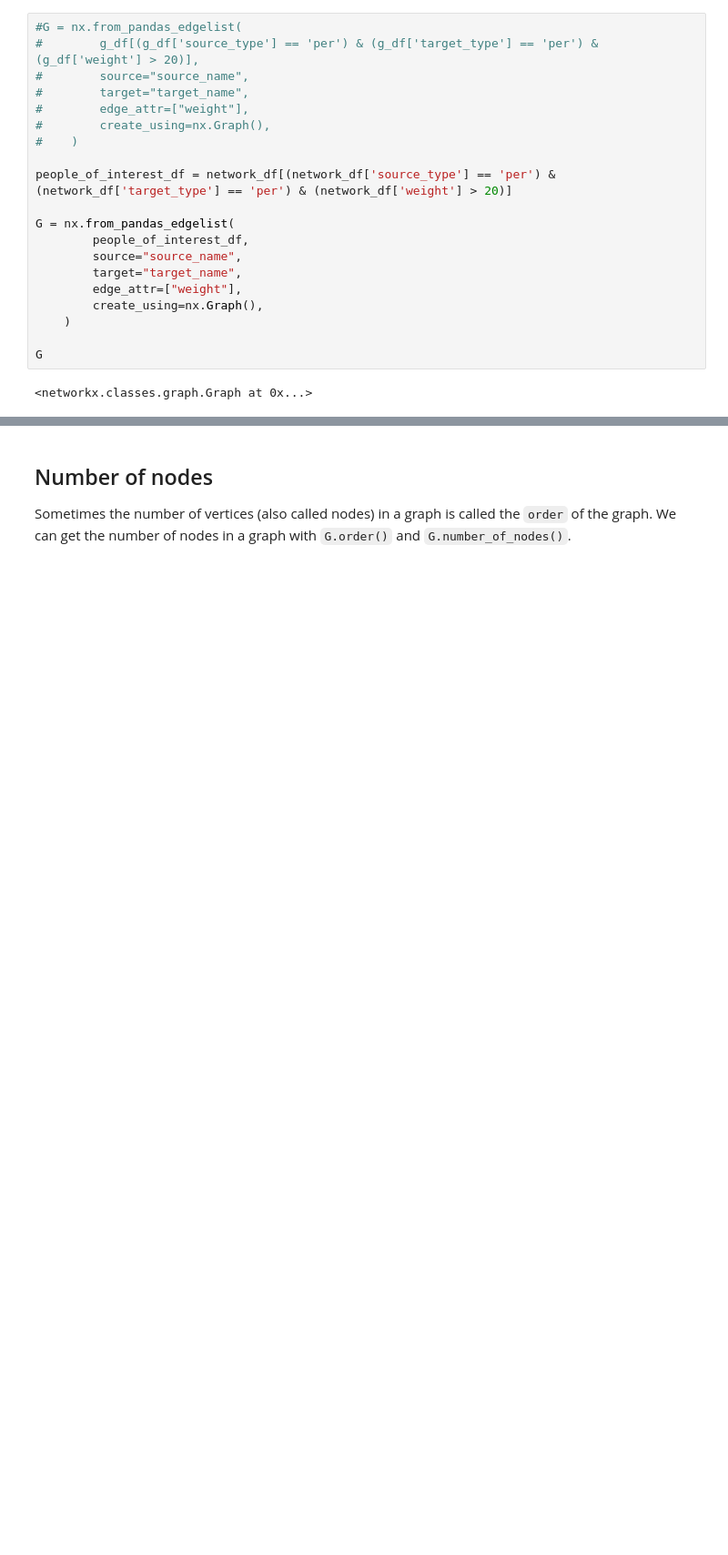
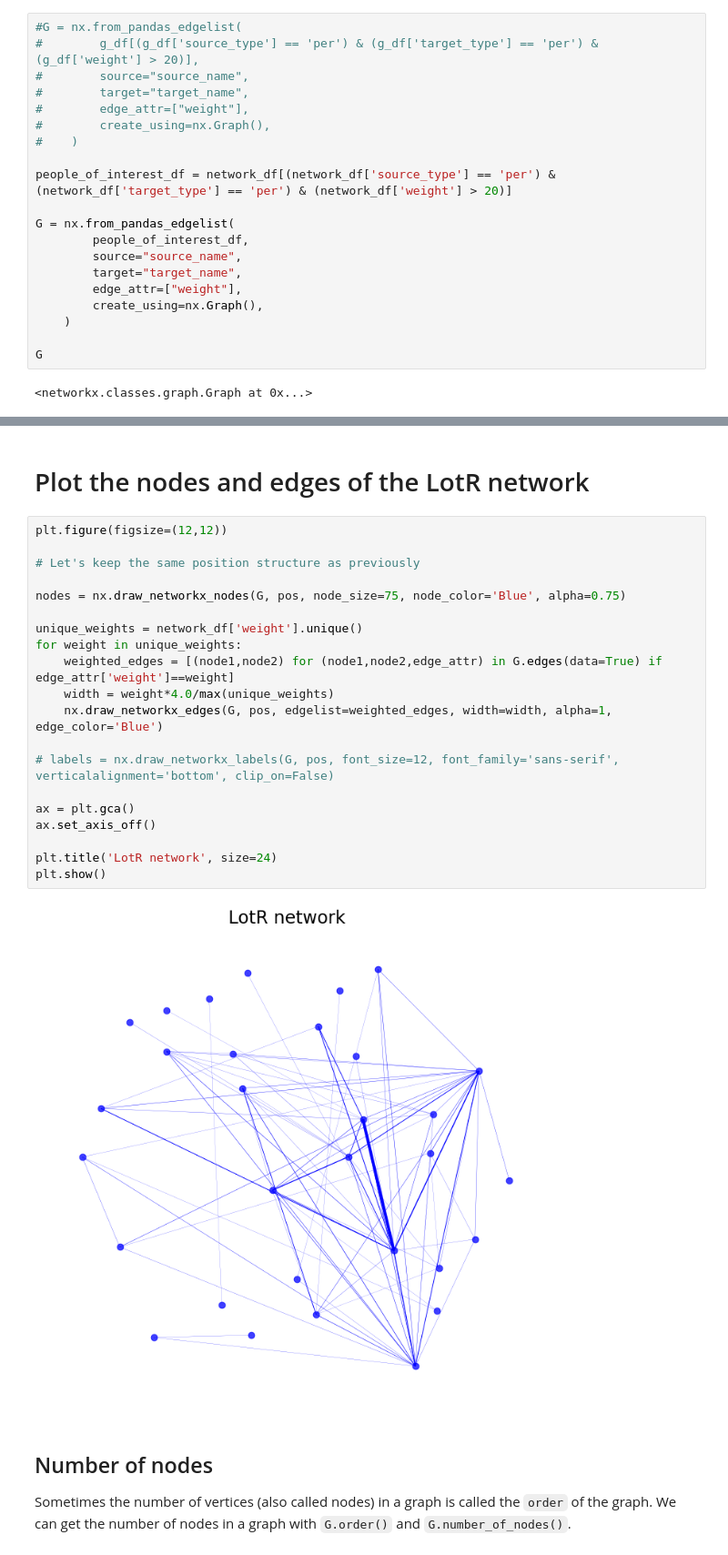
Before and after one commit to cbrownley/ODSC-West-2021-Network-Analysis-and-Modeling, a Jupyter notebook: ODSC_West_2021_Network_Analysis.ipynb, the cells around one changed output, grey strips where cells are left out. Shown at 91% size. Cells and saved outputs as stored; diff of their text form; blank space fills up the shorter version.

```diff
--- a/ODSC_West_2021_Network_Analysis.ipynb
+++ b/ODSC_West_2021_Network_Analysis.ipynb
@@ -545,3 +578,27 @@ G
+# %% [markdown]
+# Plot the nodes and edges of the LotR network
+# %%
+plt.figure(figsize=(12,12))
+
+# Let's keep the same position structure as previously
+
+nodes = nx.draw_networkx_nodes(G, pos, node_size=75, node_color='Blue', alpha=0.75)
+
+unique_weights = network_df['weight'].unique()
+for weight in unique_weights:
+    weighted_edges = [(node1,node2) for (node1,node2,edge_attr) in G.edges(data=True) if edge_attr['weight']==weight]
+    width = weight*4.0/max(unique_weights)
+    nx.draw_networkx_edges(G, pos, edgelist=weighted_edges, width=width, alpha=1, edge_color='Blue')
+
+# labels = nx.draw_networkx_labels(G, pos, font_size=12, font_family='sans-serif', verticalalignment='bottom', clip_on=False)
+
+ax = plt.gca()
+ax.set_axis_off()
+
+plt.title('LotR network', size=24)
+plt.show()
+# %% [output]
+[figure, added]
 # %% [markdown]
 ## Number of nodes
 
```
Also changed, not shown: parts of 9 cells of this notebook, 2 other files.
